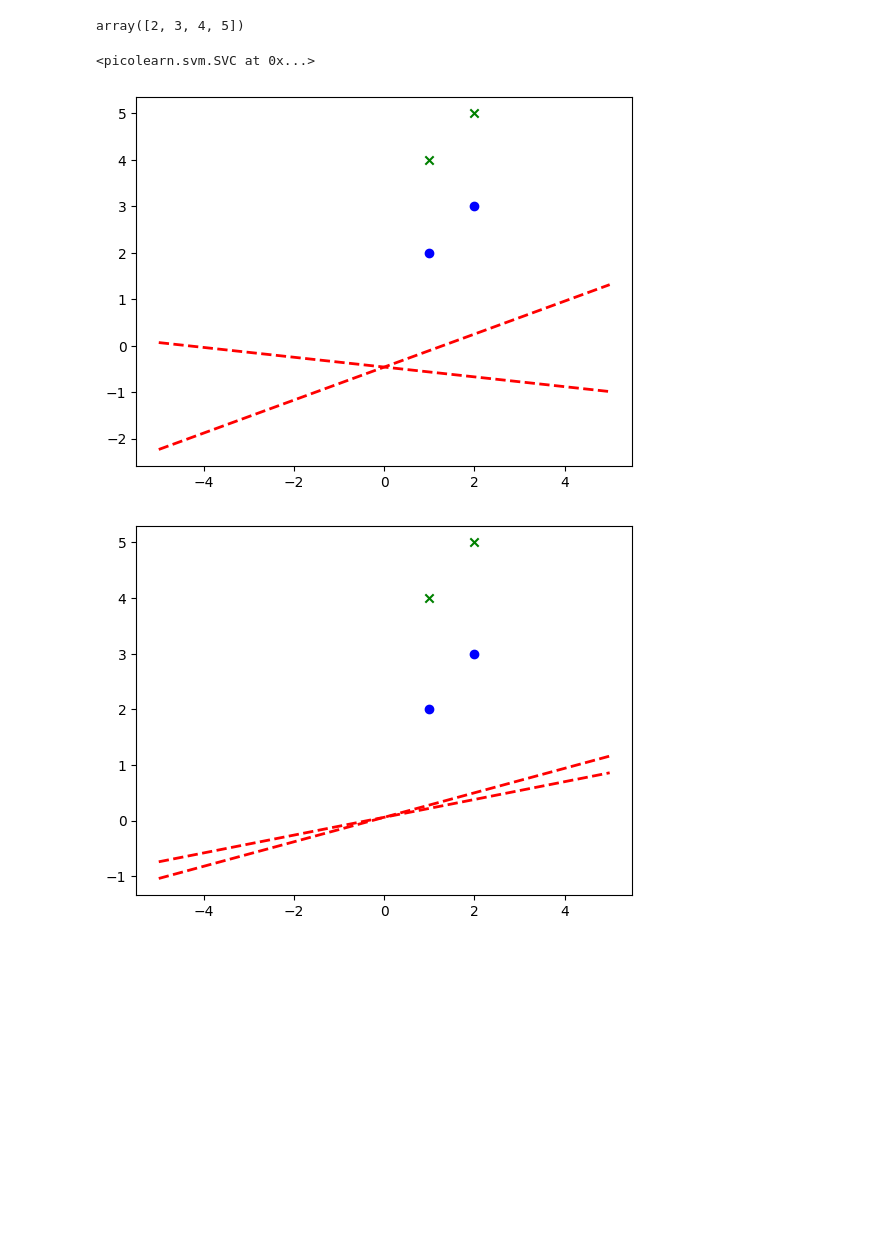
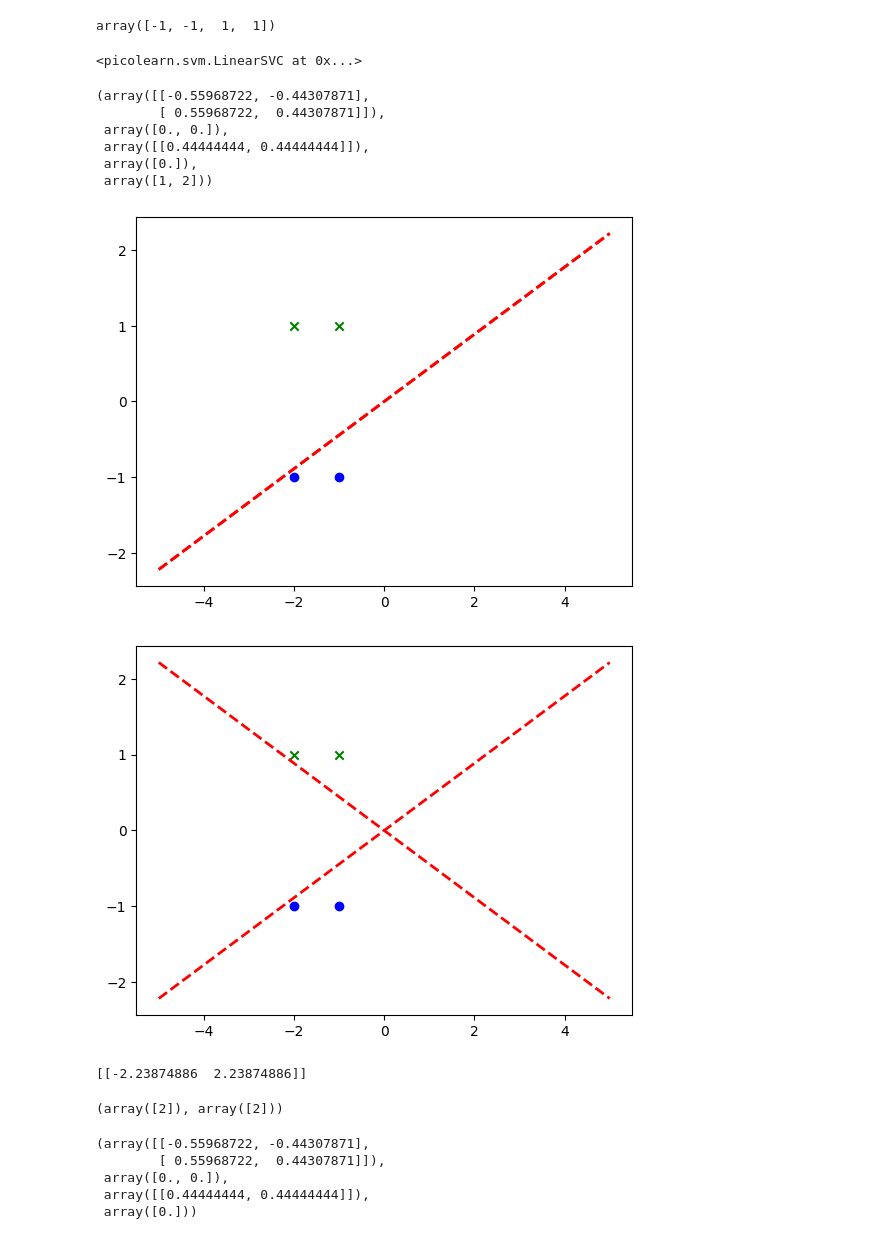
Before and after one commit to AxelGard/pico-learn, a Jupyter notebook: experiments.ipynb, the cells around one changed output. Drawn from its saved outputs; the diff is of its cells as text; code cells hidden in the pictures; blank space fills up the shorter version.

```diff
--- a/experiments.ipynb
+++ b/experiments.ipynb
@@ -18,14 +18,13 @@ def plot_decision_boundary(X, y, w, b):
 # %%
 X = np.array([[-1, -1], [-2, -1], [1, 1], [2, 1]])
 y = np.array([1, 1, 2, 2])
-X = np.array([[1, 2], [2, 3], [3, 4], [4, 5]])
-y = np.array([0, 1, 0, 1])
+
 X_test = np.array([[-0.8, -1]])
 # %%
 X[:, 0]
 X[:, 1]
 # %% [output]
-array([2, 3, 4, 5])
+array([-1, -1,  1,  1])
 # %%
 
 sk_model = SKLearnSVC()
@@ -34,12 +33,35 @@ sk_model.fit(X, y)
 pl_model = PicoLearnSVC()
 pl_model.fit(X, y)
 # %% [output]
-<picolearn.svm.SVC at 0x...>
+<picolearn.svm.LinearSVC at 0x...>
+# %%
+pl_model.coef_, pl_model.intercept_, sk_model.coef_, sk_model.intercept_,sk_model.classes_
+# %% [output]
+(array([[-0.55968722, -0.44307871],
+        [ 0.55968722,  0.44307871]]),
+ array([0., 0.]),
+ array([[0.44444444, 0.44444444]]),
+ array([0.]),
+ array([1, 2]))
 # %%
 plot_decision_boundary(X,y, sk_model.coef_, sk_model.intercept_)
 # %% [output]
-[figure, old version]
+[figure, new version]
 # %%
-plot_decision_boundary(X,y, pl_model.coef_, pl_model.intercept_)
+plot_decision_boundary(X,y, [pl_model.coef_[:,1]], pl_model.intercept_[0])
 # %% [output]
-[figure, old version]
+[figure, new version]
+# %%
+X_test = np.array([[4, 0]])
+pl_model.predict(X_test), sk_model.predict(X_test)
+# %% [output]
+[[-2.23874886  2.23874886]]
+(array([2]), array([2]))
+# %%
+pl_model.coef_, pl_model.intercept_, sk_model.coef_, sk_model.intercept_
+# %% [output]
+(array([[-0.55968722, -0.44307871],
+        [ 0.55968722,  0.44307871]]),
+ array([0., 0.]),
+ array([[0.44444444, 0.44444444]]),
+ array([0.]))
```
Also changed, not shown: parts of 1 cell of this notebook, 1 other file.
